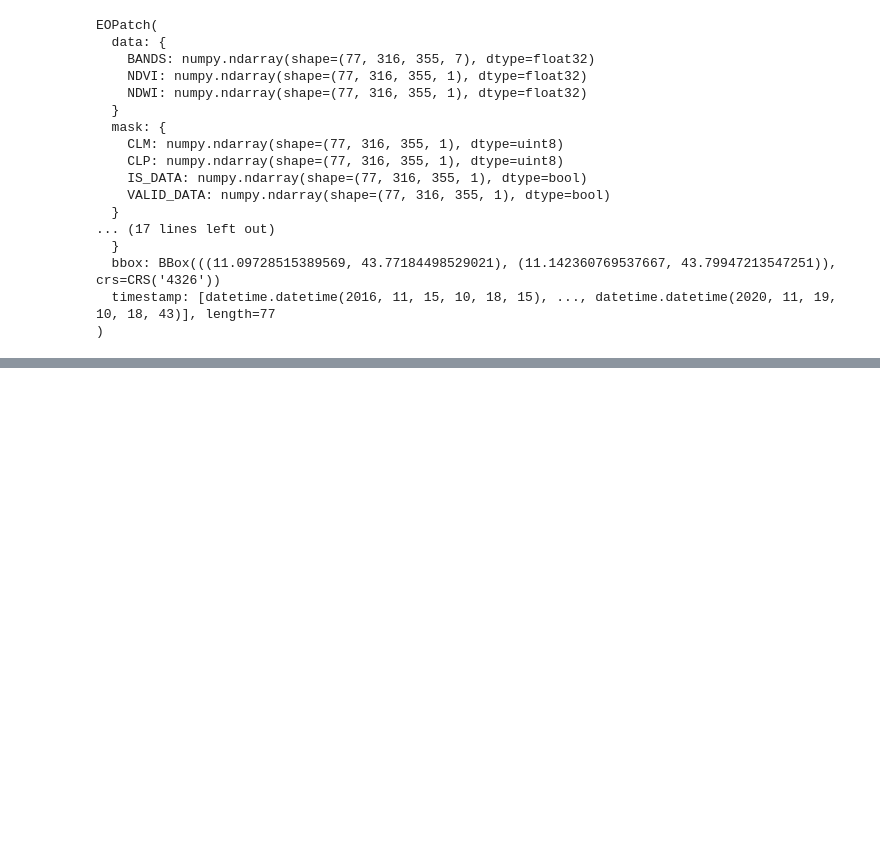
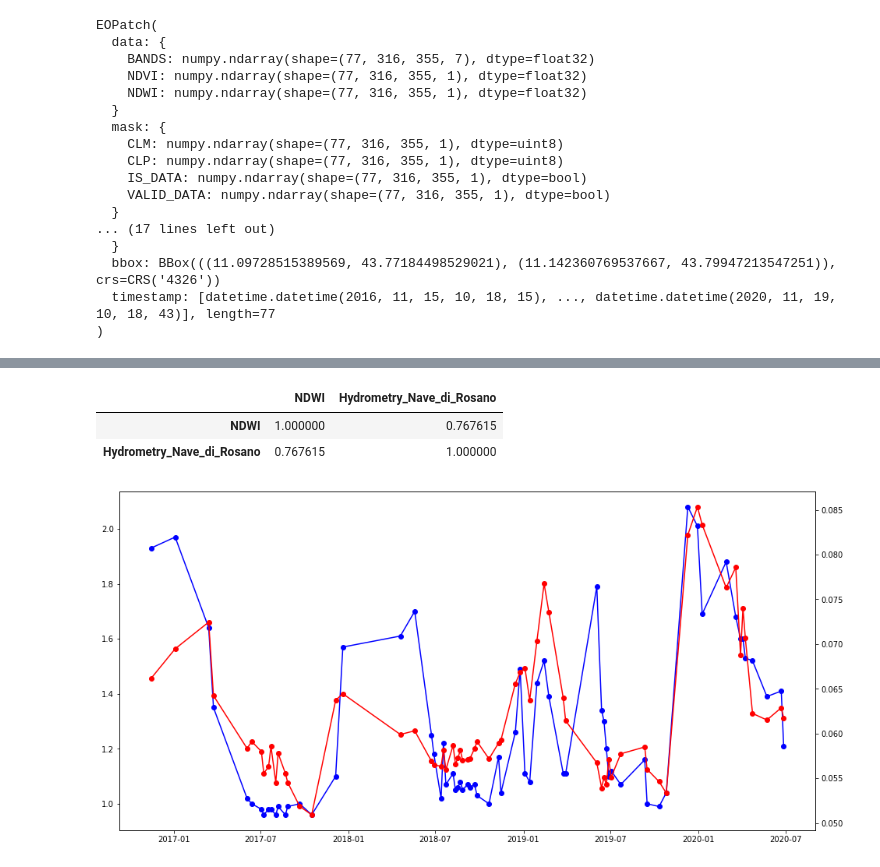
Before and after one commit to KlemenKozelj/master_thesis, a Jupyter notebook: 02_River_Arno.ipynb, the cells around one changed output, grey strips where cells are left out. Saved outputs shown, nothing was run; the diff lists cells and outputs as text; code cells hidden in the pictures; blank space fills up the shorter version.

```diff
--- a/02_River_Arno.ipynb
+++ b/02_River_Arno.ipynb
@@ -62,0 +79,28 @@ visualise_water_mask(band_names, eopatch1, 0, water_mask, water_edges, shores, s
+# %%
+NDWI1 = np.copy(eopatch1.data['NDWI'].squeeze())
+NDWI1[:, ~shores] = float('nan')
+
+NDWI1[~eopatch1.mask['VALID_DATA'].squeeze()] = float('nan') # remove pixels under clouds or other noisy data
+NDWI1 = NDWI1 >= -0.2
+
+eo1 = pd.DataFrame({
+    'Date': eopatch1.timestamp,
+    'NDWI': np.nanmean(NDWI1.reshape(len(NDWI1), -1), axis=1),
+})
+
+eo1['Date'] = pd.to_datetime(eo1['Date']).dt.date
+eo1 = eo1.set_index('Date')
+
+eo1 = eo1.merge(df['Hydrometry_Nave_di_Rosano'], how='inner', left_index=True, right_index=True)
+
+fig, ax = plt.subplots(1, 1, figsize=(16, 8))
+
+ax.plot(eo1['Hydrometry_Nave_di_Rosano'], color='blue', linestyle='-', marker='o', label='River Level')
+ax.twinx().plot(eo1['NDWI'], color='red', linestyle='-', marker='o', label='NDWI')
+
+eo1.corr()
+# %% [output]
+|  | NDWI | Hydrometry_Nave_di_Rosano |
+| NDWI | 1.000000 | 0.767615 |
+| Hydrometry_Nave_di_Rosano | 0.767615 | 1.000000 |
+[figure, added]
```
Also changed, not shown: parts of 2 cells of this notebook.
